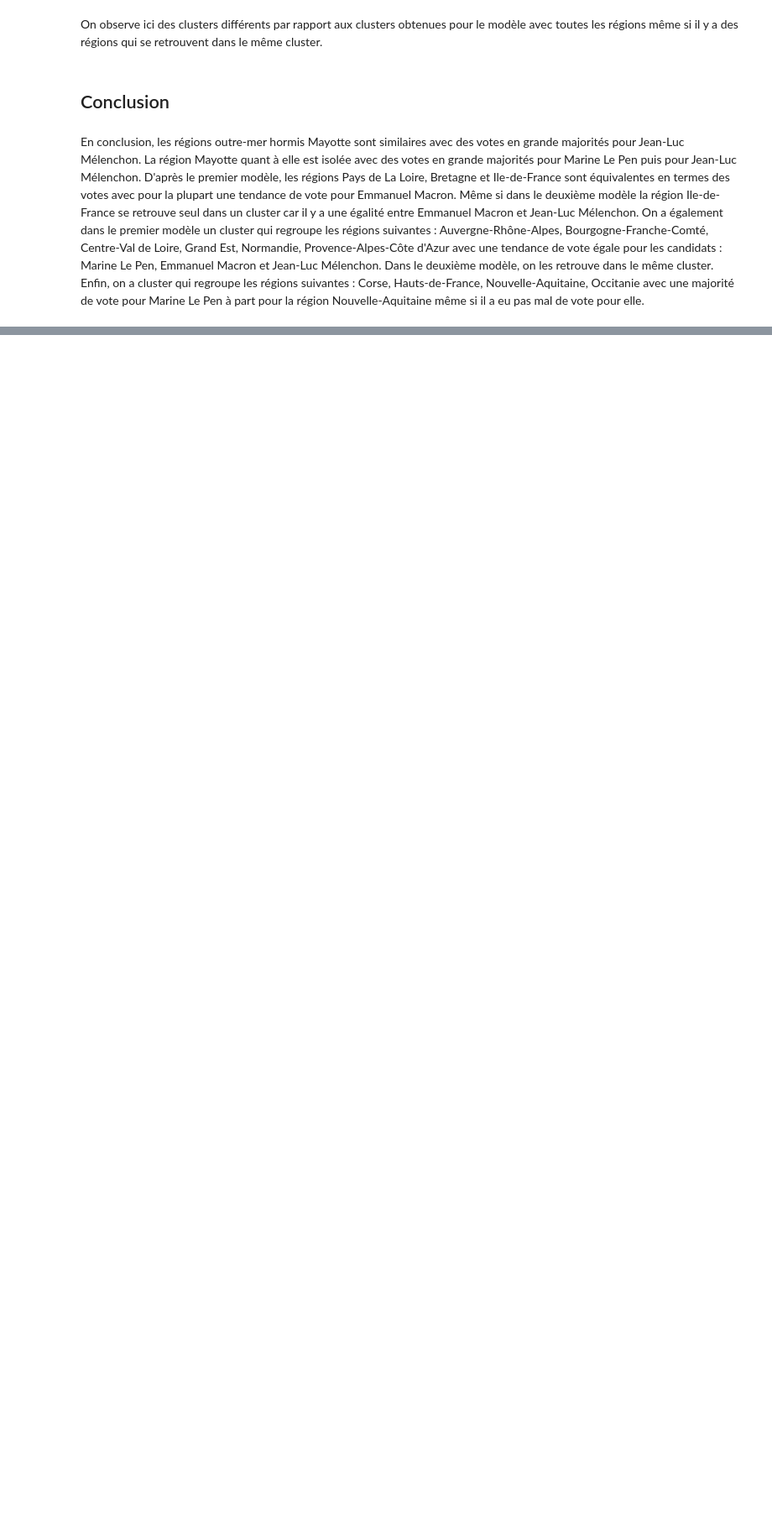
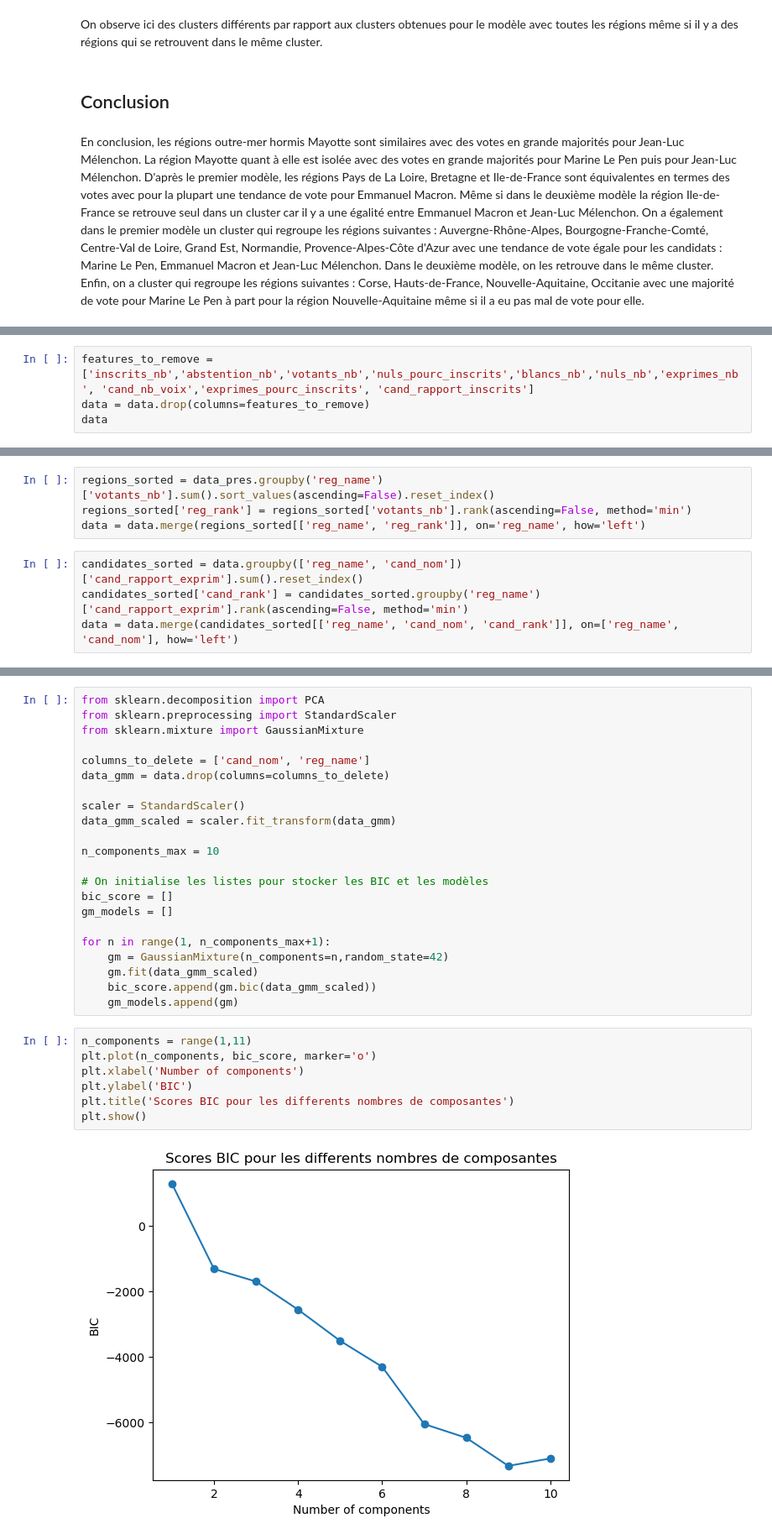
Before and after one commit to Antoine3529/APST2, a Jupyter notebook: Model_clust.ipynb, the cells around one changed output, grey strips where cells are left out. Shown at 84% size. Saved outputs shown, nothing was run; the diff lists cells and outputs as text; blank space fills up the shorter version.

```diff
--- a/Model_clust.ipynb
+++ b/Model_clust.ipynb
@@ -352,0 +437,4 @@ En conclusion, les régions outre-mer hormis Mayotte sont similaires avec des vo
+# %%
+features_to_remove = ['inscrits_nb','abstention_nb','votants_nb','nuls_pourc_inscrits','blancs_nb','nuls_nb','exprimes_nb', 'cand_nb_voix','exprimes_pourc_inscrits', 'cand_rapport_inscrits']
+data = data.drop(columns=features_to_remove)
+data
@@ -352,0 +457,8 @@ En conclusion, les régions outre-mer hormis Mayotte sont similaires avec des vo
+# %%
+regions_sorted = data_pres.groupby('reg_name')['votants_nb'].sum().sort_values(ascending=False).reset_index()
+regions_sorted['reg_rank'] = regions_sorted['votants_nb'].rank(ascending=False, method='min')
+data = data.merge(regions_sorted[['reg_name', 'reg_rank']], on='reg_name', how='left')
+# %%
+candidates_sorted = data.groupby(['reg_name', 'cand_nom'])['cand_rapport_exprim'].sum().reset_index()
+candidates_sorted['cand_rank'] = candidates_sorted.groupby('reg_name')['cand_rapport_exprim'].rank(ascending=False, method='min')
+data = data.merge(candidates_sorted[['reg_name', 'cand_nom', 'cand_rank']], on=['reg_name', 'cand_nom'], how='left')
@@ -352,0 +481,31 @@ En conclusion, les régions outre-mer hormis Mayotte sont similaires avec des vo
+# %%
+from sklearn.decomposition import PCA
+from sklearn.preprocessing import StandardScaler
+from sklearn.mixture import GaussianMixture
+
+columns_to_delete = ['cand_nom', 'reg_name']
+data_gmm = data.drop(columns=columns_to_delete)
+
+scaler = StandardScaler()
+data_gmm_scaled = scaler.fit_transform(data_gmm)
+
+n_components_max = 10
+
+# On initialise les listes pour stocker les BIC et les modèles
+bic_score = []
+gm_models = []
+
+for n in range(1, n_components_max+1):
+    gm = GaussianMixture(n_components=n,random_state=42)
+    gm.fit(data_gmm_scaled)
+    bic_score.append(gm.bic(data_gmm_scaled))
+    gm_models.append(gm)
+# %%
+n_components = range(1,11)
+plt.plot(n_components, bic_score, marker='o')
+plt.xlabel('Number of components')
+plt.ylabel('BIC')
+plt.title('Scores BIC pour les differents nombres de composantes')
+plt.show()
+# %% [output]
+[figure, added]
```
Also changed, not shown: parts of 25 cells of this notebook.
